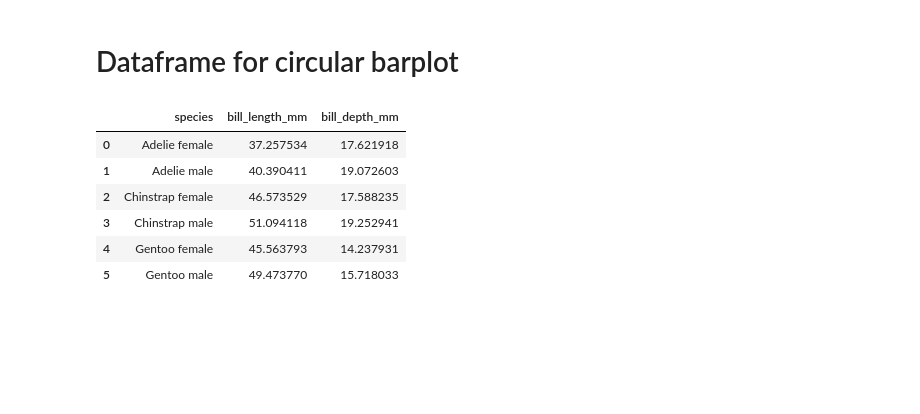
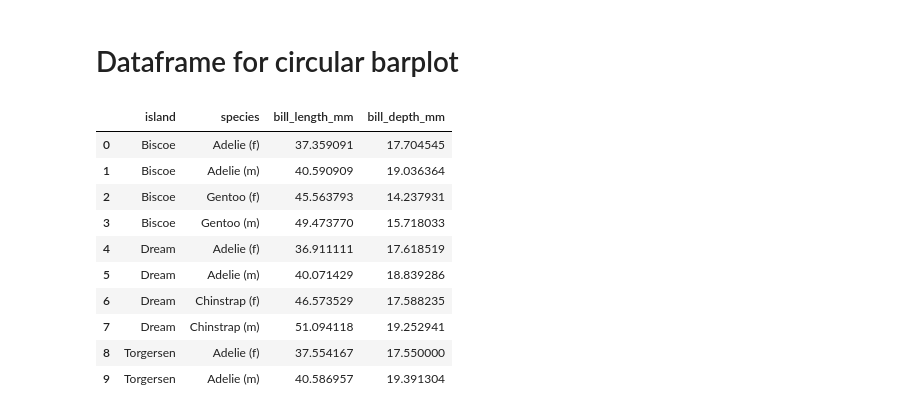
Before and after one commit to tanchu-git/penguins-python-visualization, a Jupyter notebook: penguins_visualization.ipynb, the cells around one changed output. Drawn from its saved outputs; the diff is of its cells as text; code cells hidden in the pictures; blank space fills up the shorter version.

```diff
--- a/penguins_visualization.ipynb
+++ b/penguins_visualization.ipynb
@@ -117,17 +120,23 @@ Text(0.5, 0.98, 'Central Tendency Of Flipper Length')
 # %% [markdown]
 # Dataframe for circular barplot
 # %%
-bill_df = penguins.groupby(['species', 'sex'], as_index=False).agg({'bill_length_mm': 'mean', 'bill_depth_mm': 'mean'}, ascending=False)#.sort_values("bill_length_mm", ascending=False).reset_index(drop=True)
-bill_df['species'] = bill_df.agg(lambda x: f"{x['species']} {x['sex']}", axis=1)
+bill_df = penguins.groupby([ 'island', 'species', 'sex'], as_index=False).agg({'bill_length_mm': 'mean', 'bill_depth_mm': 'mean'}, ascending=False)
+
+# Concatenate string values from 'species' column and first letter of string values from 'sex' column
+bill_df['species'] = bill_df.agg(lambda x: f"{x['species']} ({x['sex'][0]})", axis=1)
 final_bill_df = bill_df.drop('sex', axis='columns')
 final_bill_df
 # %% [output]
-|  | species | bill_length_mm | bill_depth_mm |
-| 0 | Adelie female | 37.257534 | 17.621918 |
-| 1 | Adelie male | 40.390411 | 19.072603 |
-| 2 | Chinstrap female | 46.573529 | 17.588235 |
-| 3 | Chinstrap male | 51.094118 | 19.252941 |
-| 4 | Gentoo female | 45.563793 | 14.237931 |
-| 5 | Gentoo male | 49.473770 | 15.718033 |
+|  | island | species | bill_length_mm | bill_depth_mm |
+| 0 | Biscoe | Adelie (f) | 37.359091 | 17.704545 |
+| 1 | Biscoe | Adelie (m) | 40.590909 | 19.036364 |
+| 2 | Biscoe | Gentoo (f) | 45.563793 | 14.237931 |
+| 3 | Biscoe | Gentoo (m) | 49.473770 | 15.718033 |
+| 4 | Dream | Adelie (f) | 36.911111 | 17.618519 |
+| 5 | Dream | Adelie (m) | 40.071429 | 18.839286 |
+| 6 | Dream | Chinstrap (f) | 46.573529 | 17.588235 |
+| 7 | Dream | Chinstrap (m) | 51.094118 | 19.252941 |
+| 8 | Torgersen | Adelie (f) | 37.554167 | 17.550000 |
+| 9 | Torgersen | Adelie (m) | 40.586957 | 19.391304 |
 # %%
 # Values for the x axis - space between bars
```
Also changed, not shown: parts of 5 cells of this notebook.
